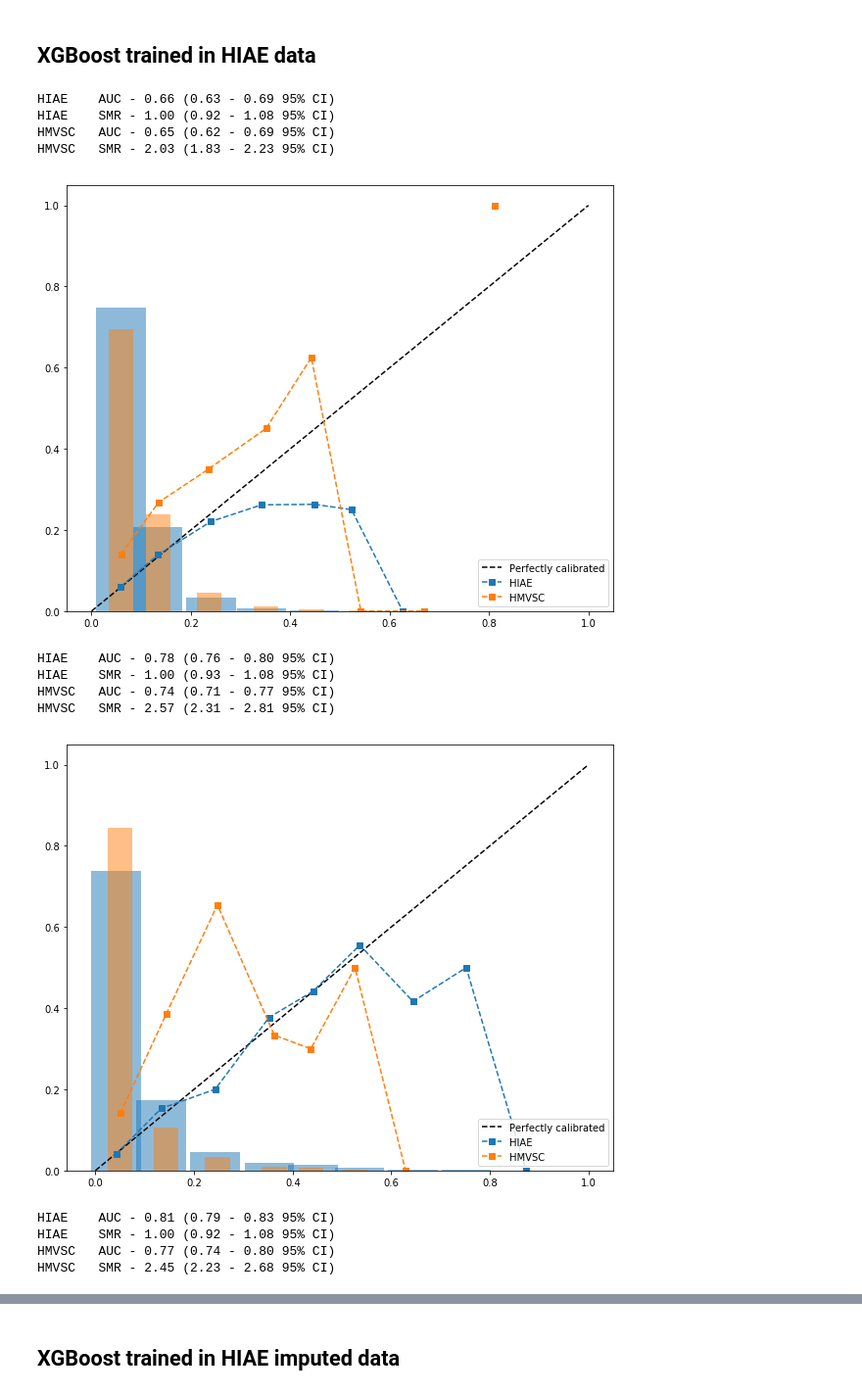
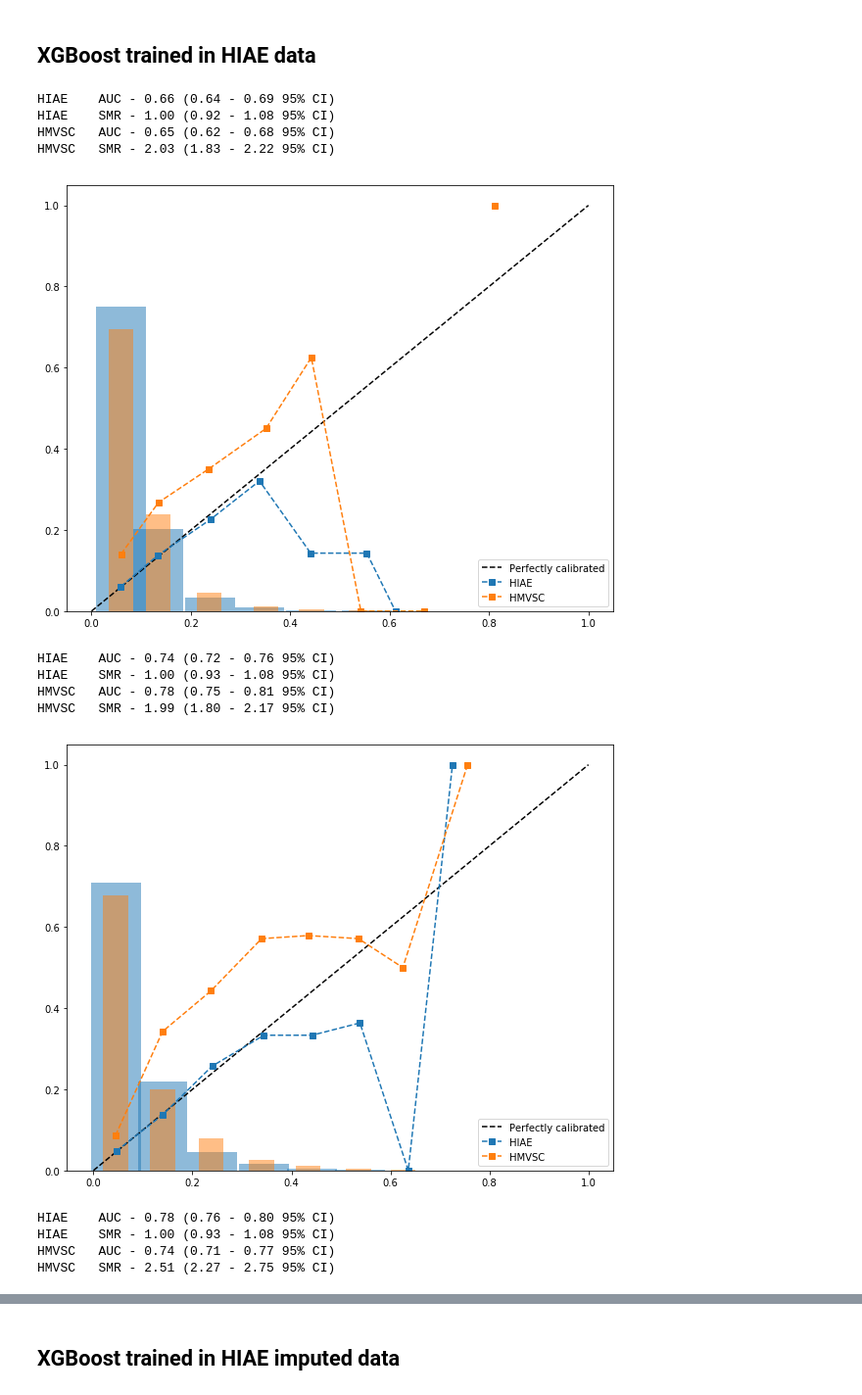
Before and after one commit to deliberato/mortality_prediction, a Jupyter notebook: analysis.ipynb, the cells around one changed output, grey strips where cells are left out. Shown at 98% size. Drawn from its saved outputs; the diff is of its cells as text; code cells hidden in the pictures.

```diff
--- a/analysis.ipynb
+++ b/analysis.ipynb
@@ -314,10 +376,23 @@ def prep_data_and_pipeline(hiae, hmvsc, columns, target, model='lr'):
 ## Logit trained in HIAE data
 # %%
 '''Run the model on each of the four blocks'''
-for block in range(1,5):
+for block in range(1,6):
     # prepare data
-    X_hiae, y_hiae, X_hmvsc, y_hmvsc, pipe = prep_data_and_pipeline(
-        hiae.copy(), hmvsc.copy(), columns2block(block), target, model='lr')
+    X_hiae, y_hiae, X_hmvsc, y_hmvsc, filtered_normal, c_cols, n_cols, c_vals = prep_data(
+        hiae.copy(), hmvsc.copy(), columns2block(block), target, model='logr')
+
+    # Model
+    logr = LogisticRegression(solver='liblinear', penalty='l1')
+
+    # Create pipeline
+    pipe = Pipeline([
+        ("imputer", Imputer(filtered_normal, c_cols)),
+        ("transformer", ColumnTransformer([
+            ("ohe", OneHotEncoder(categories=c_vals), c_cols),
+            ("scaler", StandardScaler(), n_cols)
+        ], remainder="passthrough")),
+        ("model", logr)
+    ])
 
     #== train model on hiae
     model = pipe.fit(X_hiae, y_hiae)
@@ -328,11 +403,12 @@ for block in range(1,5):
 
     # also get cross-validation performance on hiae
     y_true_hiae = np.array(y_hiae)
-    y_pred_hiae = cross_val_predict(model, X_hiae, y_hiae, cv=5, method='predict_proba')[:,1]
+    y_pred_hiae = cross_val_predict(pipe, X_hiae, y_hiae, cv=10
+                                    , method='predict_proba', )[:,1]
 
     # Save probs
-    np.savetxt("observed_block"+str(block)+".txt", y_true_hmvsc)
-    np.savetxt("probabilities_block"+str(block)+".txt", y_pred_hmvsc)
+    np.savetxt("data/observed_block"+str(block)+".txt", y_true_hmvsc)
+    np.savetxt("data/probabilities_block"+str(block)+".txt", y_pred_hmvsc)
 
     # plot performance
     plt.figure(figsize=[10,8])
@@ -372,48 +453,58 @@ HMVSC   SMR - 1.94 (1.77 - 2.10 95% CI)
 ## XGBoost trained in HIAE data
 # %%
 '''Run the model on each of the four blocks'''
-for block in range(1,5):
+for block in range(1,6):
     # prepare data
-    X_hiae, y_hiae, X_hmvsc, y_hmvsc, pipe = prep_data_and_pipeline(
+    X_hiae, y_hiae, X_hmvsc, y_hmvsc, _, c_cols, _, c_vals = prep_data(
         hiae.copy(), hmvsc.copy(), columns2block(block), target, model='xgb')
+
+    # Model
+    xbst = XGBClassifier(n_estimators=100, max_depth=2)
+
+    # Create pipeline
+    pipe = Pipeline([
+        ("transformer", ColumnTransformer([
+            ("oenc", OrdinalEncoder(c_vals), c_cols),
+        ], remainder="passthrough")),
+        ("model", xbst)
+    ])
 
     #== train model on hiae
     model = pipe.fit(X_hiae, y_hiae)
 
     #== make predictions
     y_true_hmvsc = np.array(y_hmvsc)
     y_pred_hmvsc = model.predict_proba(X_hmvsc)[:,1]
 
     # also get cross-validation performance on hiae
     y_true_hiae = np.array(y_hiae)
-    y_pred_hiae = cross_val_predict(model, X_hiae, y_hiae, cv=5, method='predict_proba')[:,1]
-
+    y_pred_hiae = cross_val_predict(pipe, X_hiae, y_hiae, cv=10, method='predict_proba')[:,1]
 
     # plot performance
     plt.figure(figsize=[10,8])
     ax = plt.gca()
     ax.plot([0,1],[0,1], linestyle='--', color='k', label="Perfectly calibrated")
     plot_calib_curve(y_true_hiae, y_pred_hiae, ax=ax,
                      with_histogram=True, width=0.1,
                      marker="s", linestyle='--', label="HIAE")
     plot_calib_curve(y_true_hmvsc, y_pred_hmvsc, ax=ax,
                      with_histogram=True, width=0.05,
                      marker="s", linestyle='--', label="HMVSC")
 
     plt.legend(loc='lower right')
     plt.show()
 # %% [output]
-HIAE    AUC - 0.66 (0.63 - 0.69 95% CI)
+HIAE    AUC - 0.66 (0.64 - 0.69 95% CI)
 HIAE    SMR - 1.00 (0.92 - 1.08 95% CI)
-HMVSC   AUC - 0.65 (0.62 - 0.69 95% CI)
-HMVSC   SMR - 2.03 (1.83 - 2.23 95% CI)
+HMVSC   AUC - 0.65 (0.62 - 0.68 95% CI)
+HMVSC   SMR - 2.03 (1.83 - 2.22 95% CI)
-[figure, old version]
+[figure, new version]
-HIAE    AUC - 0.78 (0.76 - 0.80 95% CI)
+HIAE    AUC - 0.74 (0.72 - 0.76 95% CI)
 HIAE    SMR - 1.00 (0.93 - 1.08 95% CI)
-HMVSC   AUC - 0.74 (0.71 - 0.77 95% CI)
-HMVSC   SMR - 2.57 (2.31 - 2.81 95% CI)
+HMVSC   AUC - 0.78 (0.75 - 0.81 95% CI)
+HMVSC   SMR - 1.99 (1.80 - 2.17 95% CI)
-[figure, old version]
+[figure, new version]
-HIAE    AUC - 0.81 (0.79 - 0.83 95% CI)
-HIAE    SMR - 1.00 (0.92 - 1.08 95% CI)
-HMVSC   AUC - 0.77 (0.74 - 0.80 95% CI)
-HMVSC   SMR - 2.45 (2.23 - 2.68 95% CI)
+HIAE    AUC - 0.78 (0.76 - 0.80 95% CI)
+HIAE    SMR - 1.00 (0.93 - 1.08 95% CI)
+HMVSC   AUC - 0.74 (0.71 - 0.77 95% CI)
+HMVSC   SMR - 2.51 (2.27 - 2.75 95% CI)
```
Also changed, not shown: parts of 58 cells of this notebook.
